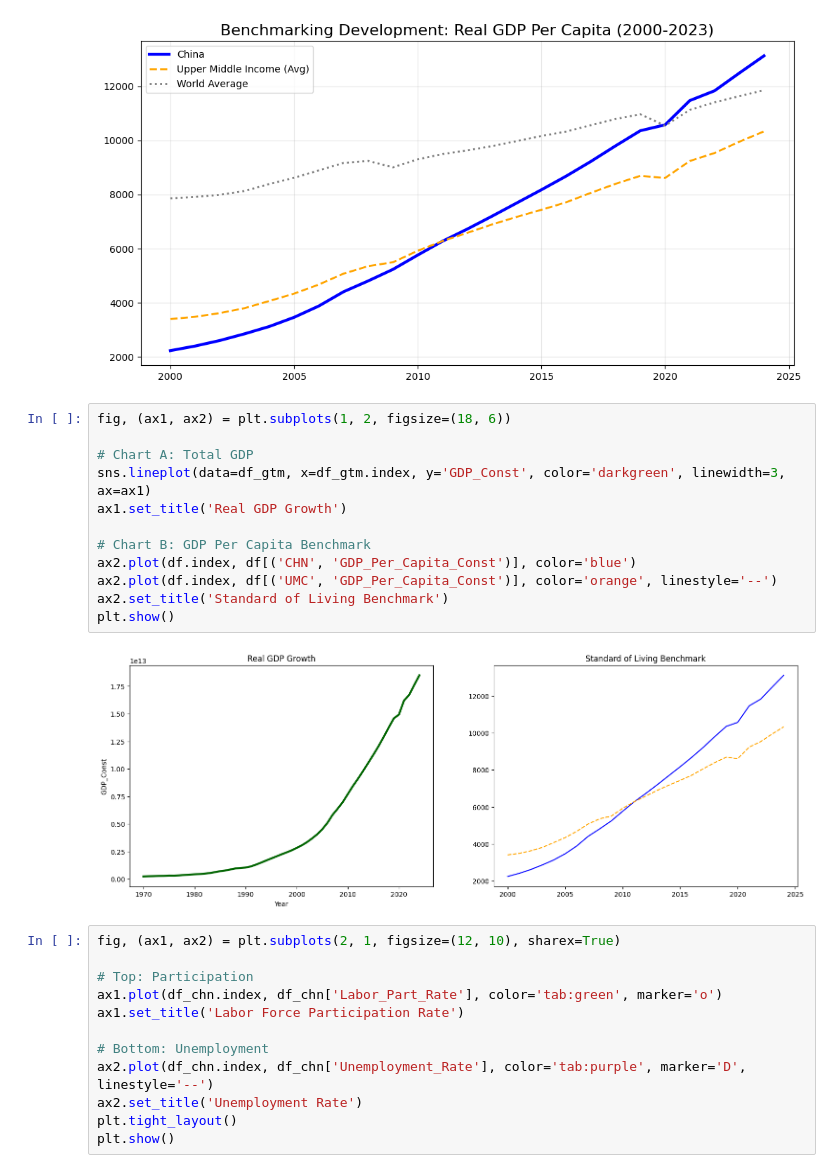
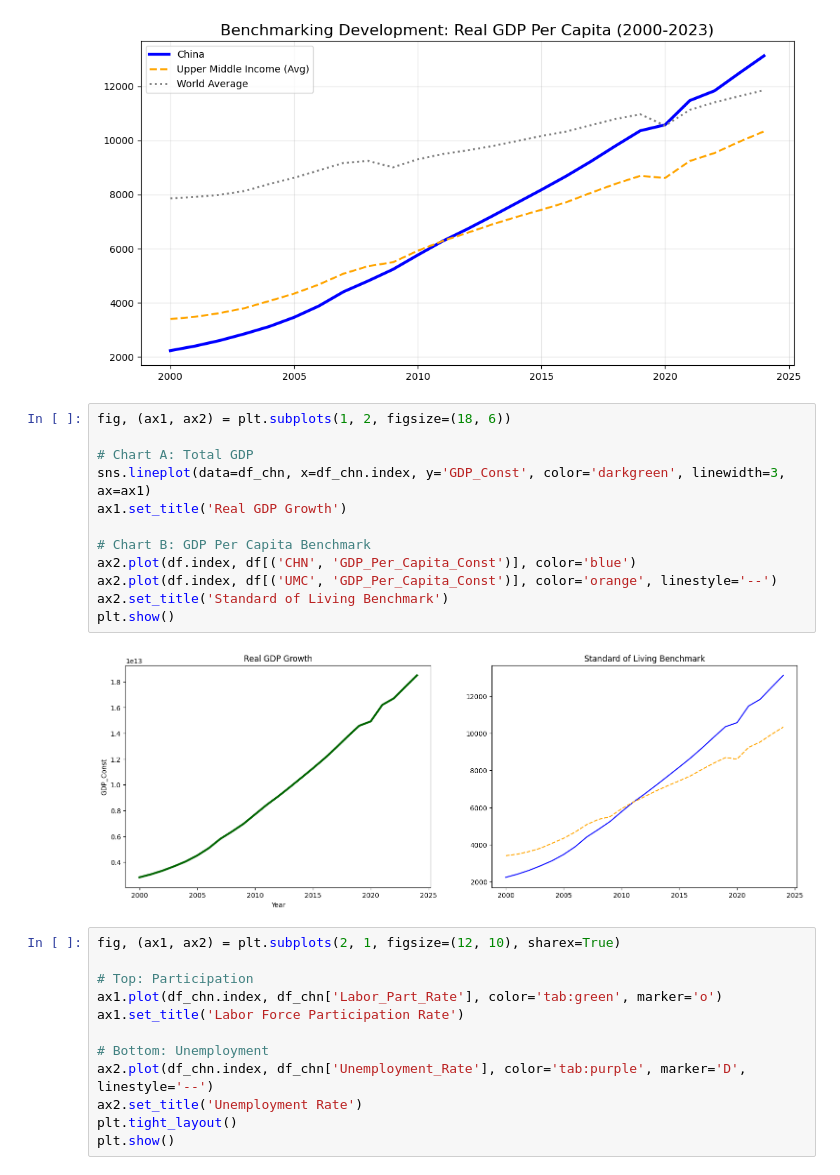
Before and after one commit to chrisldz/ECON3916-33674-Statistical-Machine-Learning, a Jupyter notebook: Class 3/Lab_3_Visualizing_Development_with_WBGAPI.ipynb, the cells around one changed output. Drawn from its saved outputs; the diff is of its cells as text.

```diff
--- a/Class 3/Lab_3_Visualizing_Development_with_WBGAPI.ipynb
+++ b/Class 3/Lab_3_Visualizing_Development_with_WBGAPI.ipynb
@@ -108,17 +108,17 @@ plt.show()
 # %%
 fig, (ax1, ax2) = plt.subplots(1, 2, figsize=(18, 6))
 
 # Chart A: Total GDP
-sns.lineplot(data=df_gtm, x=df_gtm.index, y='GDP_Const', color='darkgreen', linewidth=3, ax=ax1)
+sns.lineplot(data=df_chn, x=df_chn.index, y='GDP_Const', color='darkgreen', linewidth=3, ax=ax1)
 ax1.set_title('Real GDP Growth')
 
 # Chart B: GDP Per Capita Benchmark
 ax2.plot(df.index, df[('CHN', 'GDP_Per_Capita_Const')], color='blue')
 ax2.plot(df.index, df[('UMC', 'GDP_Per_Capita_Const')], color='orange', linestyle='--')
 ax2.set_title('Standard of Living Benchmark')
 plt.show()
 # %% [output]
-[figure, old version]
+[figure, new version]
 # %%
 fig, (ax1, ax2) = plt.subplots(2, 1, figsize=(12, 10), sharex=True)
 
```
Also changed, not shown: parts of 3 cells of this notebook.
